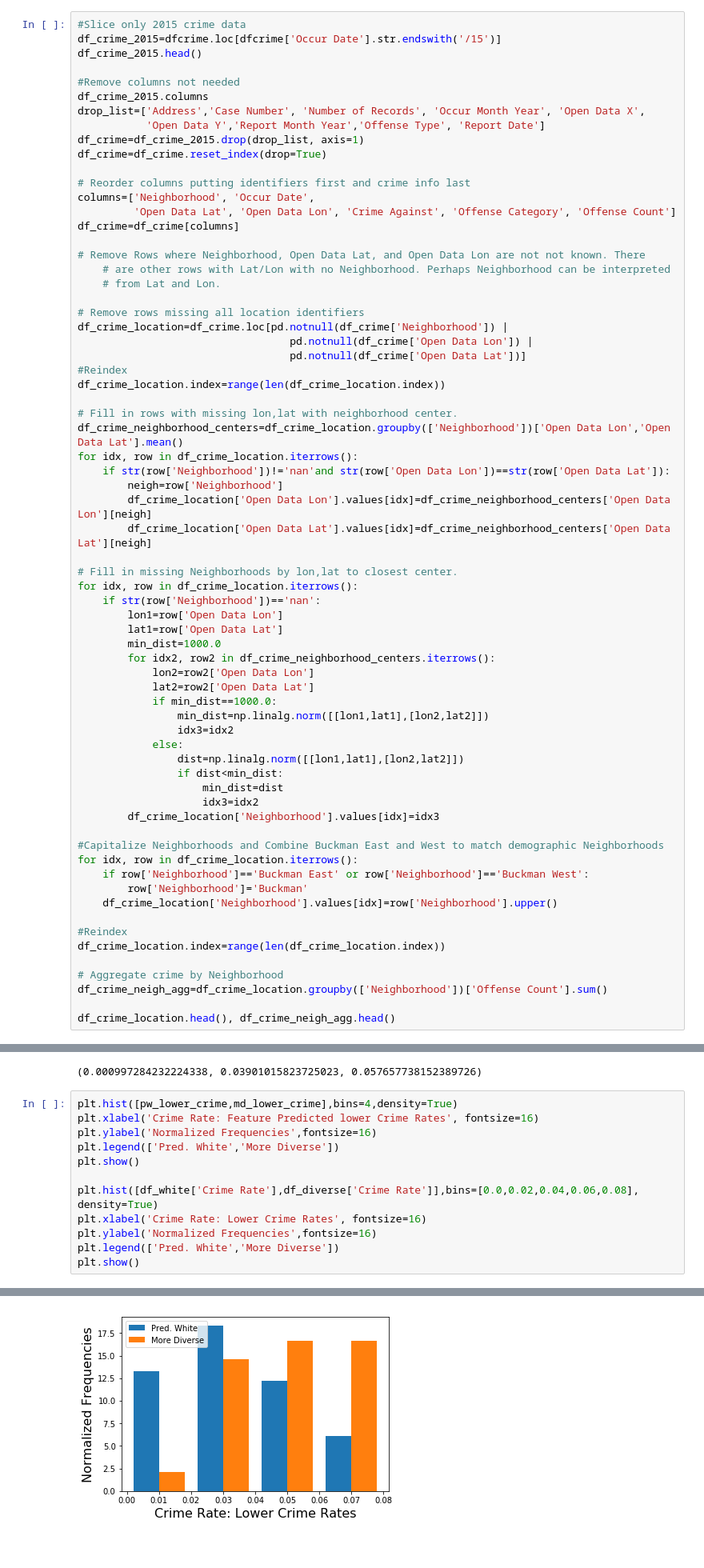
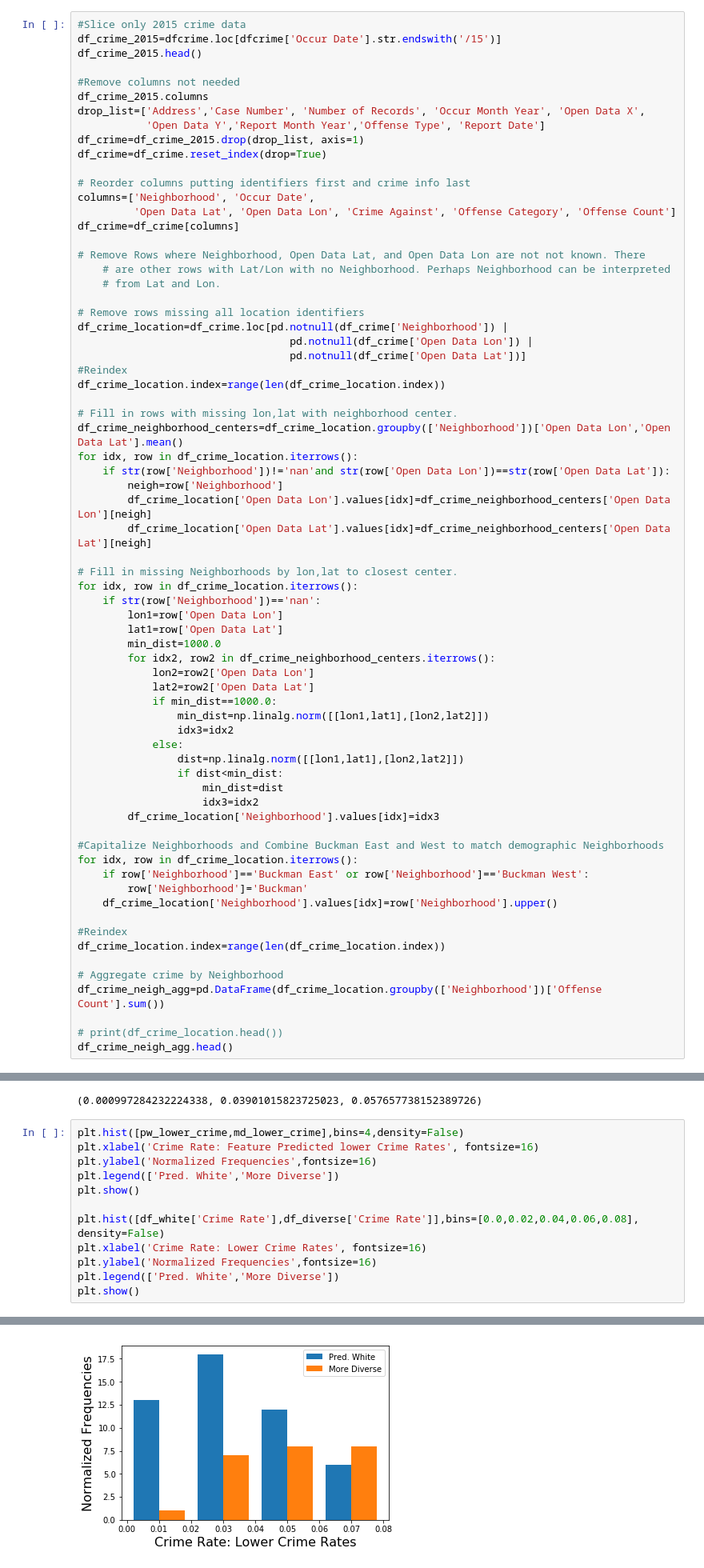
Before and after one commit to gdiestelmath/Capstone1, a Jupyter notebook: DataCleaningAndStory.ipynb, the cells around one changed output, grey strips where cells are left out. Shown at 80% size. Saved outputs shown, nothing was run; the diff lists cells and outputs as text.

```diff
--- a/DataCleaningAndStory.ipynb
+++ b/DataCleaningAndStory.ipynb
@@ -111,7 +100,8 @@ for idx, row in df_crime_location.iterrows():
 df_crime_location.index=range(len(df_crime_location.index))
 
 # Aggregate crime by Neighborhood
-df_crime_neigh_agg=df_crime_location.groupby(['Neighborhood'])['Offense Count'].sum()
+df_crime_neigh_agg=pd.DataFrame(df_crime_location.groupby(['Neighborhood'])['Offense Count'].sum())
 
-df_crime_location.head(), df_crime_neigh_agg.head()
+# print(df_crime_location.head())
+df_crime_neigh_agg.head()
 # %% [output]
@@ -536,13 +520,13 @@ p, x_bar_bias, x_bar
 # %% [output]
 (0.000997284232224338, 0.03901015823725023, 0.057657738152389726)
 # %%
-plt.hist([pw_lower_crime,md_lower_crime],bins=4,density=True)
+plt.hist([pw_lower_crime,md_lower_crime],bins=4,density=False)
 plt.xlabel('Crime Rate: Feature Predicted lower Crime Rates', fontsize=16)
 plt.ylabel('Normalized Frequencies',fontsize=16)
 plt.legend(['Pred. White','More Diverse'])
 plt.show()
 
-plt.hist([df_white['Crime Rate'],df_diverse['Crime Rate']],bins=[0.0,0.02,0.04,0.06,0.08], density=True)
+plt.hist([df_white['Crime Rate'],df_diverse['Crime Rate']],bins=[0.0,0.02,0.04,0.06,0.08], density=False)
 plt.xlabel('Crime Rate: Lower Crime Rates', fontsize=16)
 plt.ylabel('Normalized Frequencies',fontsize=16)
 plt.legend(['Pred. White','More Diverse'])
@@ -552 +536 @@ plt.show()
-[figure, old version]
+[figure, new version]
```
Also changed, not shown: parts of 10 cells of this notebook, 2 other files.
